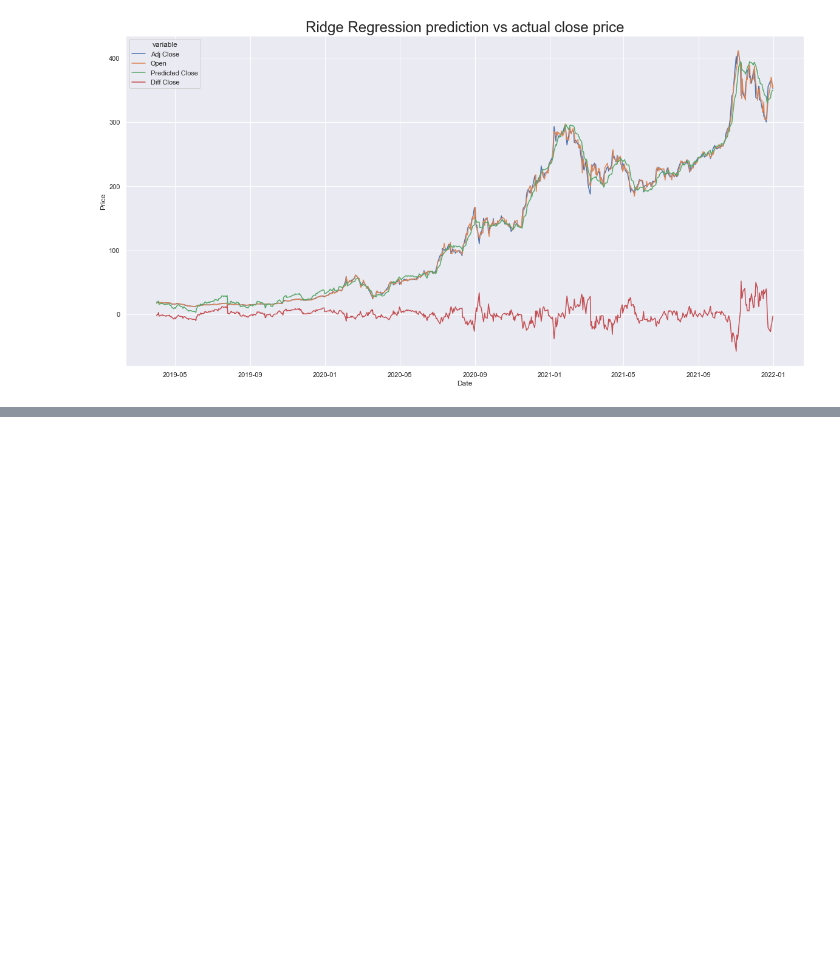
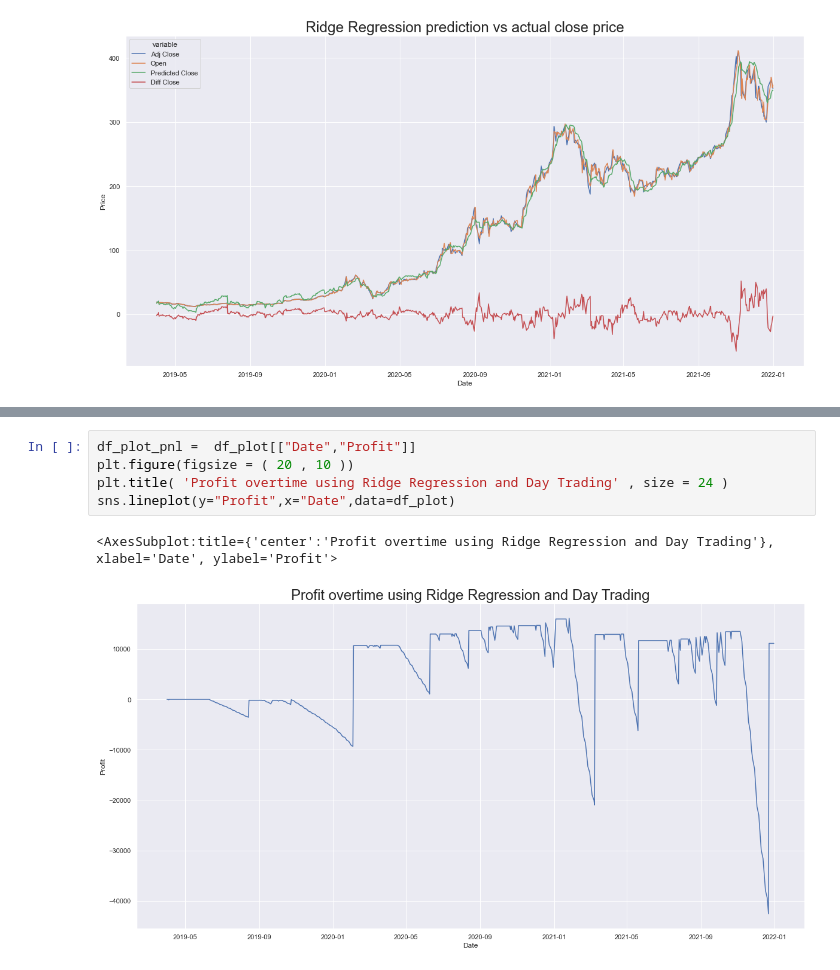
Before and after one commit to Ekoxier/INFO7374-MLFIN-Final, a Jupyter notebook: Project/Model - CAPM and Ridge Regression.ipynb, the cells around one changed output, grey strips where cells are left out. Saved outputs shown, nothing was run; the diff lists cells and outputs as text; blank space fills up the shorter version.

Commit message:
Update Model - CAPM and Ridge Regression.ipynb
Updated model, new plots

```diff
--- a/Project/Model - CAPM and Ridge Regression.ipynb
+++ b/Project/Model - CAPM and Ridge Regression.ipynb
@@ -478,0 +474,8 @@ sns.lineplot(y="Profit",x="Date",data=df_plot)
+# %%
+df_plot_pnl =  df_plot[["Date","Profit"]]
+plt.figure(figsize = ( 20 , 10 ))
+plt.title( 'Profit overtime using Ridge Regression and Day Trading' , size = 24 )
+sns.lineplot(y="Profit",x="Date",data=df_plot)
+# %% [output]
+<AxesSubplot:title={'center':'Profit overtime using Ridge Regression and Day Trading'}, xlabel='Date', ylabel='Profit'>
+[figure, added]
```
Also changed, not shown: parts of 10 cells of this notebook.
